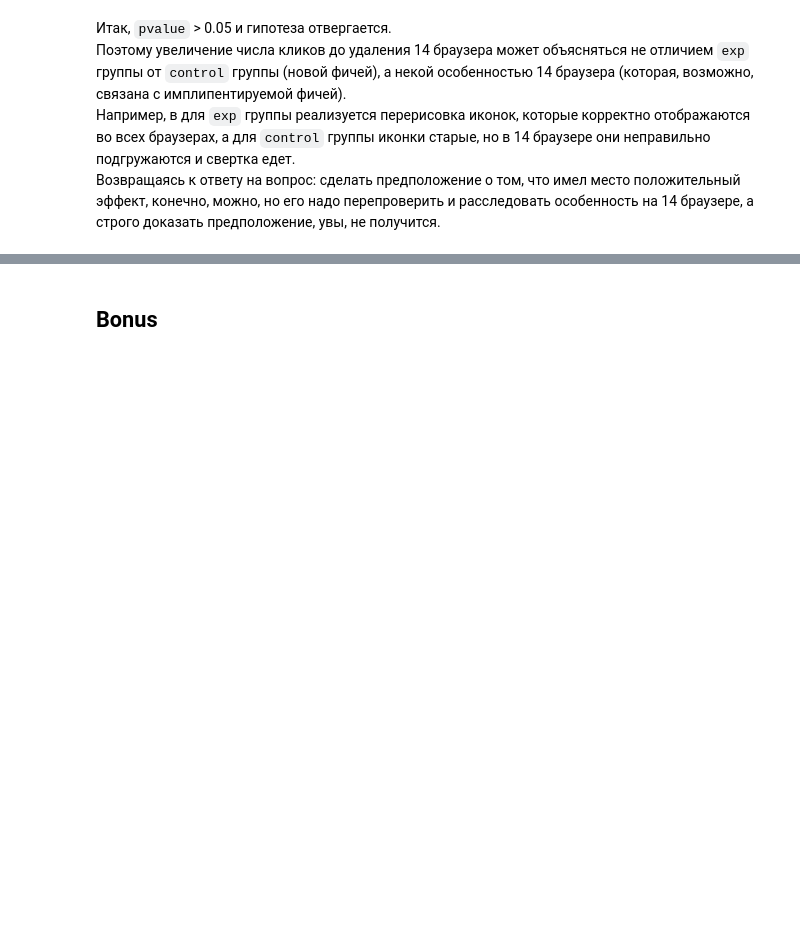
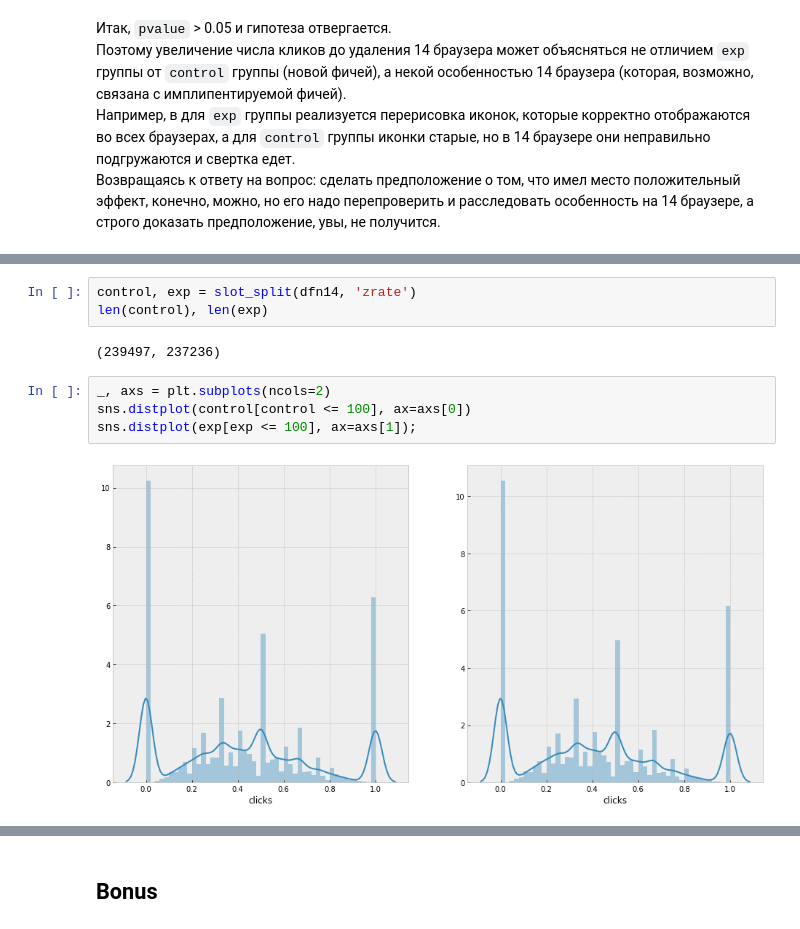
Before and after one commit to stasbel/pracanalytics-hw, a Jupyter notebook: task04/task.ipynb, the cells around one changed output, grey strips where cells are left out. Cells and saved outputs as stored; diff of their text form; blank space fills up the shorter version.

```diff
--- a/task04/task.ipynb
+++ b/task04/task.ipynb
@@ -192,0 +242,11 @@ pvalue
+# %%
+control, exp = slot_split(dfn14, 'zrate')
+len(control), len(exp)
+# %% [output]
+(239497, 237236)
+# %%
+_, axs = plt.subplots(ncols=2)
+sns.distplot(control[control <= 100], ax=axs[0])
+sns.distplot(exp[exp <= 100], ax=axs[1]);
+# %% [output]
+[figure, added]
```
Also changed, not shown: parts of 29 cells of this notebook, 2 other files.
